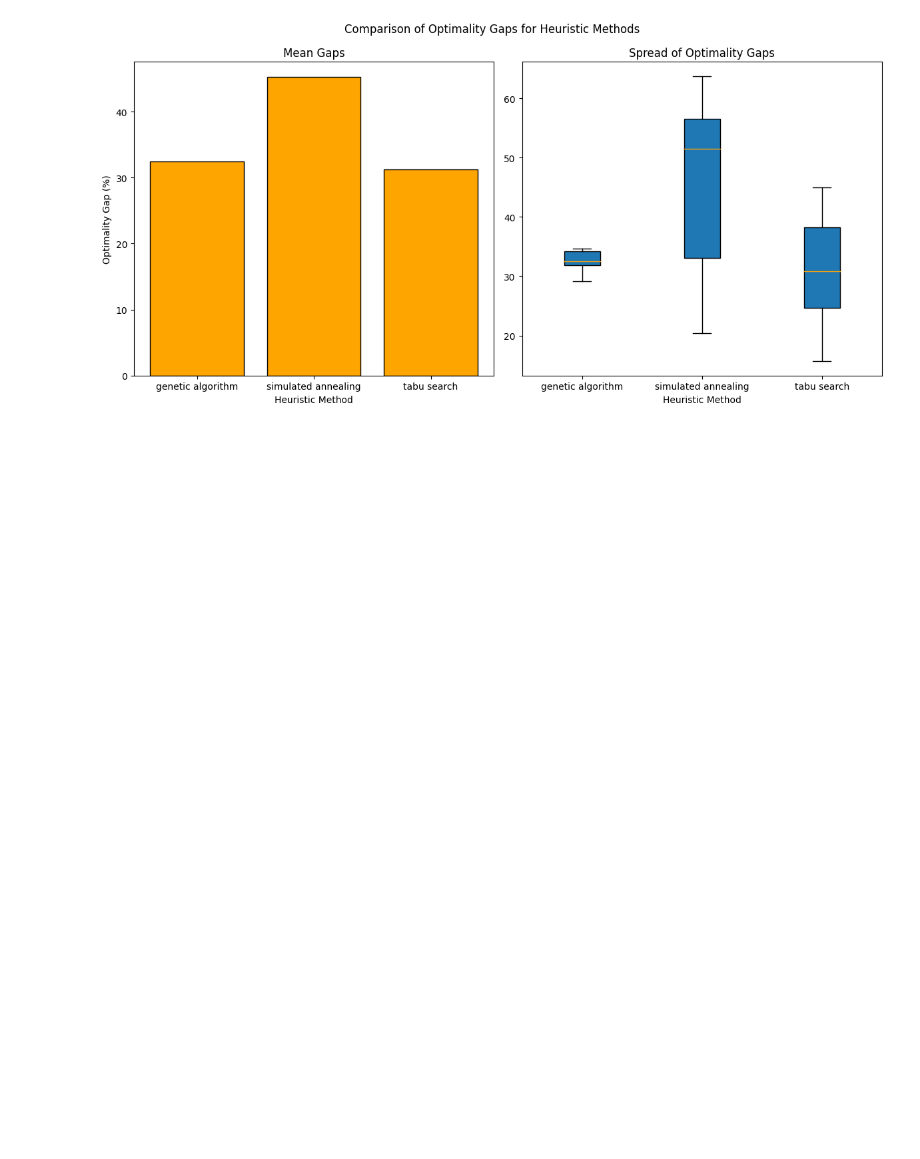
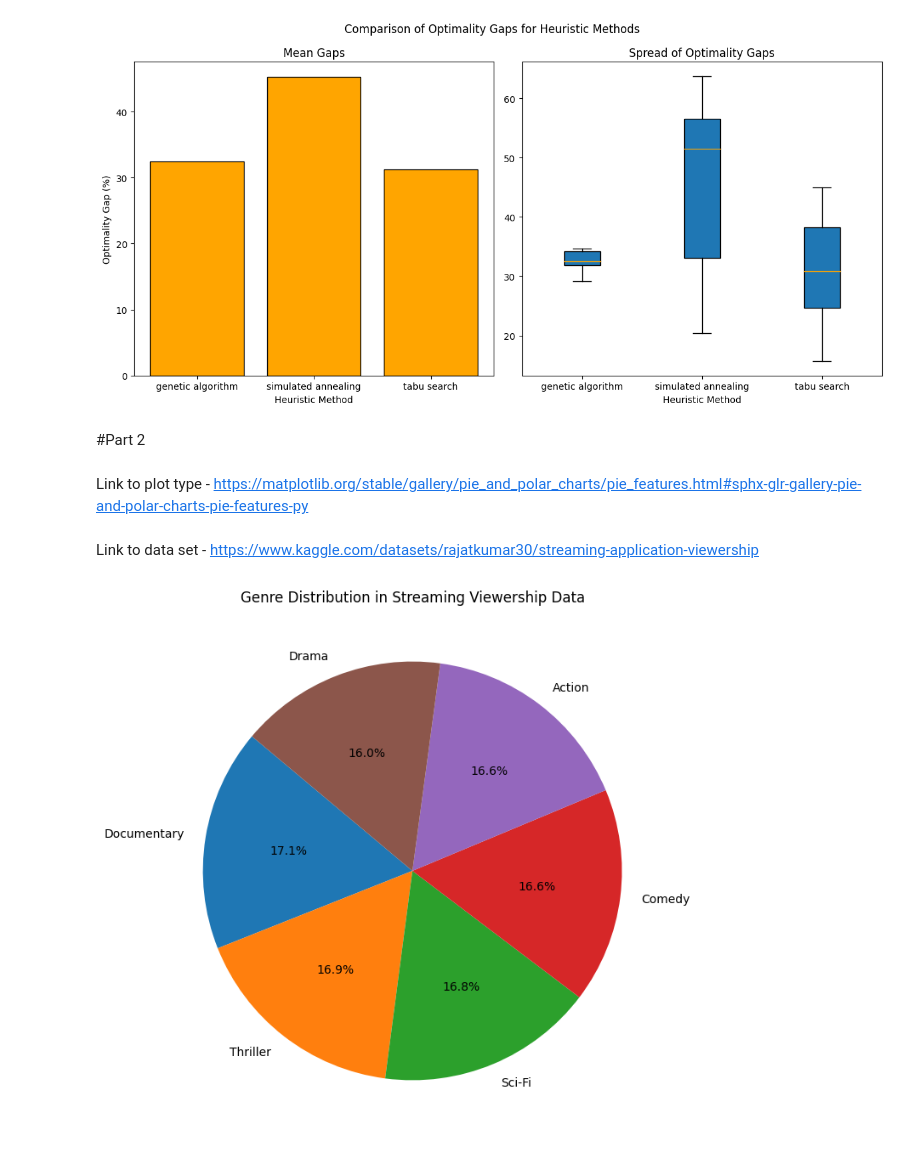
Before and after one commit to IE-555/homework4-madhukar-ub, a Jupyter notebook: mdoppala_hw4.ipynb, the cells around one changed output. Drawn from its saved outputs; the diff is of its cells as text; code cells hidden in the pictures; blank space fills up the shorter version.

```diff
--- a/mdoppala_hw4.ipynb
+++ b/mdoppala_hw4.ipynb
@@ -154,3 +155,31 @@ plt.tight_layout()
 plt.show()
 # %% [output]
 [figure]
+# %% [markdown]
+#Part 2
+# %% [markdown]
+Link to plot type - https://matplotlib.org/stable/gallery/pie_and_polar_charts/pie_features.html#sphx-glr-gallery-pie-and-polar-charts-pie-features-py
+# %% [markdown]
+Link to data set - https://www.kaggle.com/datasets/rajatkumar30/streaming-application-viewership
+# %%
+import pandas as pd
+import matplotlib.pyplot as plt
+
+# Load the streaming viewership data from the CSV file
+data = pd.read_csv('streaming_viewership_data.csv')
+
+# Extract the "Genre" column
+genres = data['Genre']
+
+# Count the frequency of each genre
+genre_counts = genres.value_counts()
+
+# Create a pie chart
+plt.figure(figsize=(8, 8))
+plt.pie(genre_counts, labels=genre_counts.index, autopct='%1.1f%%', startangle=140)
+plt.title('Genre Distribution in Streaming Viewership Data')
+
+# Display the pie chart
+plt.show()
+# %% [output]
+[figure, added]
```
Also changed, not shown: parts of 4 cells of this notebook.
